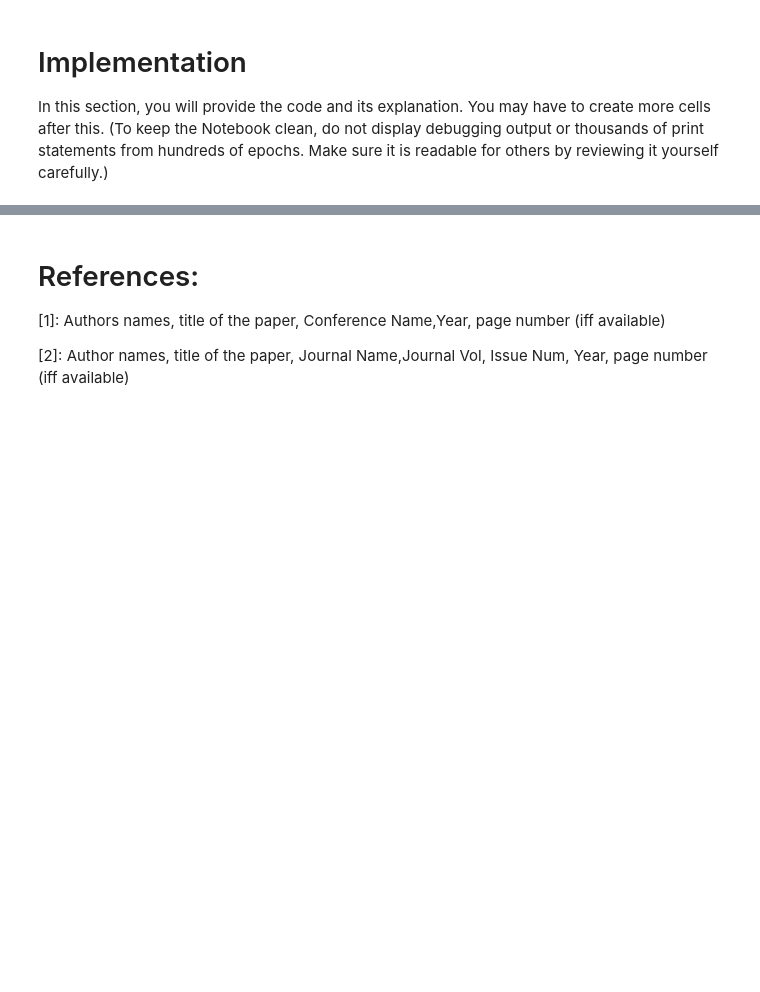
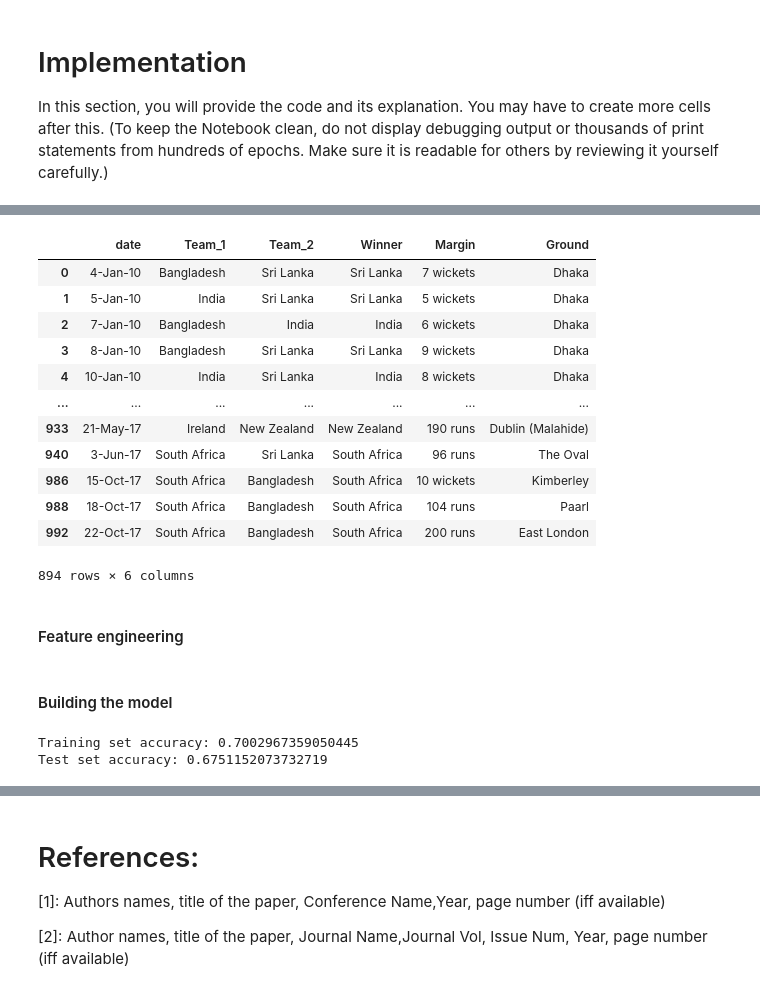
Before and after one commit to zameer96/mlp_project_final, a Jupyter notebook: AIDI_1002_Final_Project_Template.ipynb, the cells around one changed output, grey strips where cells are left out. Cells and saved outputs as stored; diff of their text form; code cells hidden in the pictures; blank space fills up the shorter version.

```diff
--- a/AIDI_1002_Final_Project_Template.ipynb
+++ b/AIDI_1002_Final_Project_Template.ipynb
@@ -58,0 +59,9 @@ Write what you have learnt in this project. In particular, write few sentences a
+# %%
+world_cup = pd.read_csv("datasets/World Cup 2019 Dataset.csv")
+results = pd.read_csv('datasets/results.csv')
+
+# Data cleaning and formatting
+
+df = results[(results['Team_1'] == 'India') | (results['Team_2'] == 'India')]
+india = df.iloc[:]
+# india.head()
@@ -58,0 +101,25 @@ Write what you have learnt in this project. In particular, write few sentences a
+# %%
+#  Exploratory data analysis
+
+worldcup_teams = ['England', ' South Africa', '', 'West Indies',
+            'Pakistan', 'New Zealand', 'Sri Lanka', 'Afghanistan',
+            'Australia', 'Bangladesh', 'India']
+df_teams_1 = results[results['Team_1'].isin(worldcup_teams)]
+df_teams_2 = results[results['Team_2'].isin(worldcup_teams)]
+df_teams = pd.concat((df_teams_1, df_teams_2))
+df_teams.drop_duplicates()
+# df_teams.count()
+# %% [output]
+|  | date | Team_1 | Team_2 | Winner | Margin | Ground |
+| 0 | 4-Jan-10 | Bangladesh | Sri Lanka | Sri Lanka | 7 wickets | Dhaka |
+| 1 | 5-Jan-10 | India | Sri Lanka | Sri Lanka | 5 wickets | Dhaka |
+| 2 | 7-Jan-10 | Bangladesh | India | India | 6 wickets | Dhaka |
+| 3 | 8-Jan-10 | Bangladesh | Sri Lanka | Sri Lanka | 9 wickets | Dhaka |
+| 4 | 10-Jan-10 | India | Sri Lanka | India | 8 wickets | Dhaka |
+| ... | ... | ... | ... | ... | ... | ... |
+| 933 | 21-May-17 | Ireland | New Zealand | New Zealand | 190 runs | Dublin (Malahide) |
+| 940 | 3-Jun-17 | South Africa | Sri Lanka | South Africa | 96 runs | The Oval |
+| 986 | 15-Oct-17 | South Africa | Bangladesh | South Africa | 10 wickets | Kimberley |
+| 988 | 18-Oct-17 | South Africa | Bangladesh | South Africa | 104 runs | Paarl |
+| 992 | 22-Oct-17 | South Africa | Bangladesh | South Africa | 200 runs | East London |
+894 rows × 6 columns
@@ -58,0 +129,2 @@ Write what you have learnt in this project. In particular, write few sentences a
+# %% [markdown]
+#### Feature engineering
@@ -58,0 +140,2 @@ Write what you have learnt in this project. In particular, write few sentences a
+# %% [markdown]
+#### Building the model
@@ -58,0 +149,10 @@ Write what you have learnt in this project. In particular, write few sentences a
+# %%
+rf = RandomForestClassifier(n_estimators=100, max_depth=20,                               random_state=0)
+rf.fit(X_train, y_train)
+score = rf.score(X_train, y_train)
+score2 = rf.score(X_test, y_test)
+print(f"Training set accuracy: {score}")
+print(f"Test set accuracy: {score2}")
+# %% [output]
+Training set accuracy: 0.7002967359050445
+Test set accuracy: 0.6751152073732719
```
Also changed, not shown: parts of 38 cells of this notebook, 2 other files.
